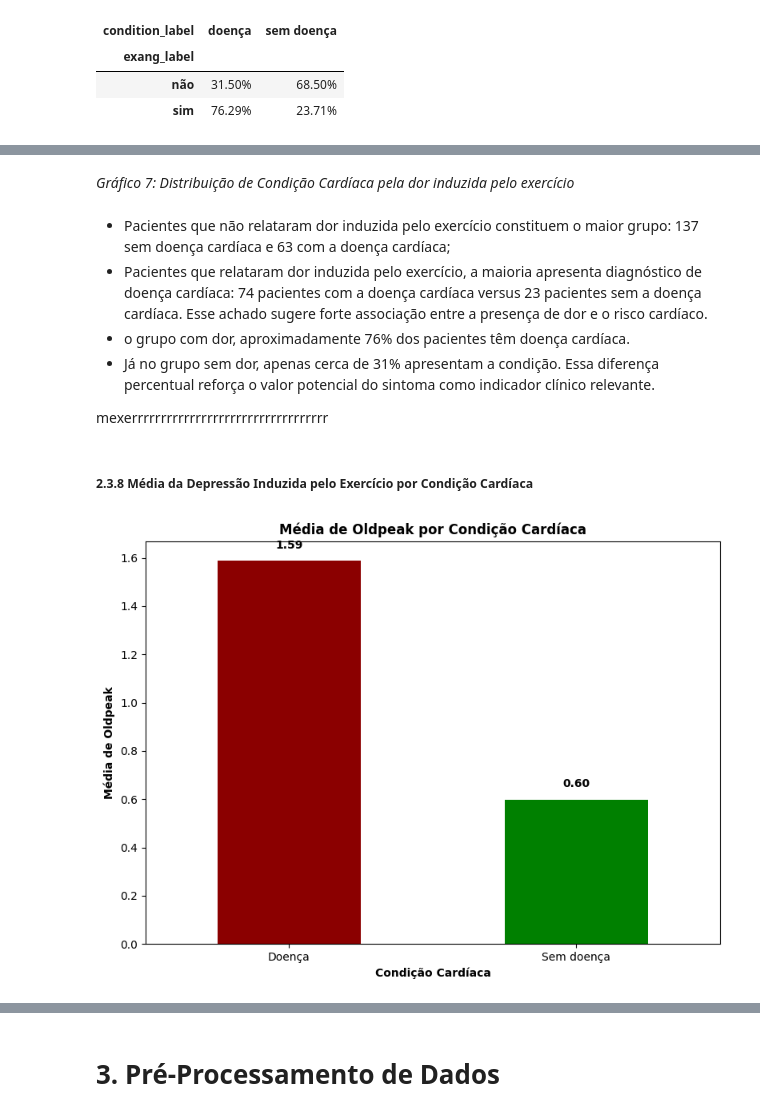
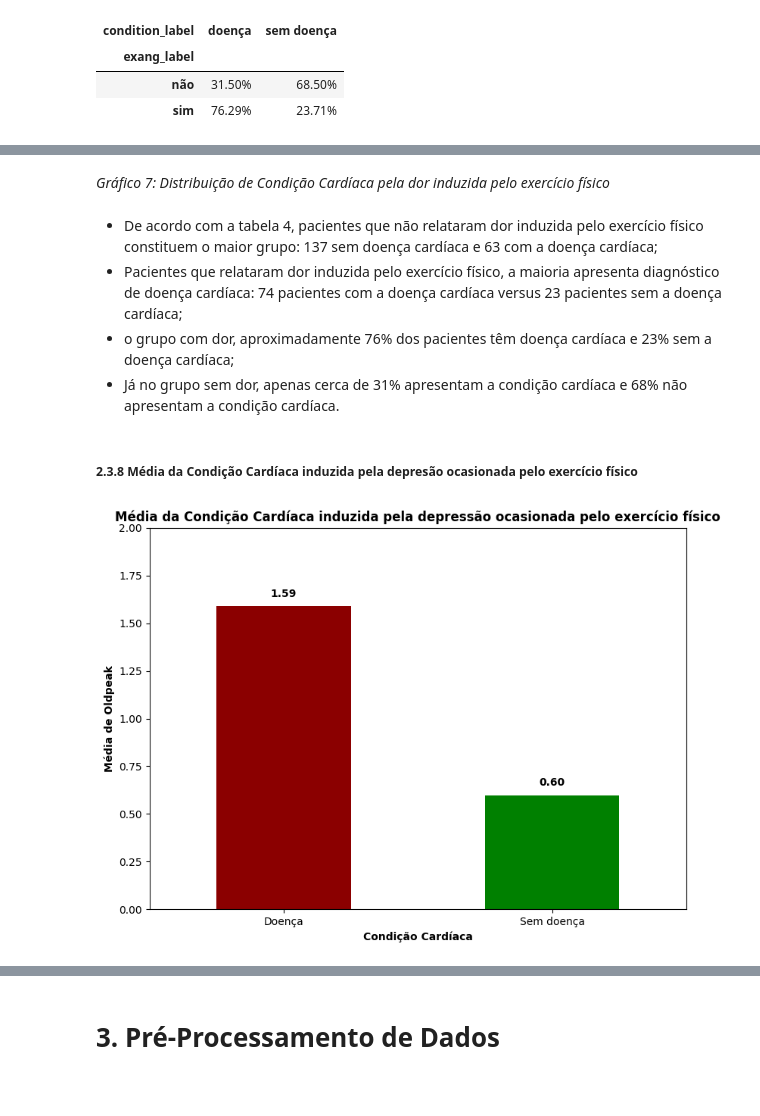
Before and after one commit to luiscpl/PUC_MVP, a Jupyter notebook: MVP_LUIS_CLAUDIO.ipynb, the cells around one changed output, grey strips where cells are left out. Saved outputs shown, nothing was run; the diff lists cells and outputs as text; code cells hidden in the pictures; blank space fills up the shorter version.

```diff
--- a/MVP_LUIS_CLAUDIO.ipynb
+++ b/MVP_LUIS_CLAUDIO.ipynb
@@ -311,6 +298,7 @@ Name: condition_label, dtype: object
 # Gráfico de colunas mostrando a proporção (%) de cada condição cardíaca
 proporcao = df['condition_label'].value_counts(normalize=True).sort_index() * 100
 
+plt.figure(figsize=(10, 6))
 ax = proporcao.plot(
     kind='bar',
     color=['#8B0000', 'green'],
@@ -319,7 +307,7 @@ ax = proporcao.plot(
 ax.set_xticklabels(['Doença', 'Sem doença'], rotation=0)
 ax.set_xlabel('Condição Cardíaca', fontweight='bold')
 ax.set_ylabel('Proporção (%)', fontweight='bold')
-ax.set_title('Proporção (%) de Condição Cardíaca', fontweight='bold')
+ax.set_title('Proporção das informações das Condições Cardíacas dos Pacientes', fontweight='bold')
 
 # Adiciona os valores percentuais nas barras
 for i, v in enumerate(proporcao):
@@ -371,10 +359,11 @@ Total               0.32      0.68
 # %% [markdown]
 faça o grafico de coluna empilhada da proporçao de sexo por condição cardiaca do dataframe df, o eixo y precisa ir de 0 ate 100%
 # %%
+# Calcula a proporção de sexo por condição cardíaca (em %)
+sexo_condicao_prop = pd.crosstab(df['condition_label'], df['sex_label'], normalize='index') * 100
+
 # Gráfico de barras empilhadas da proporção (%) de sexo por condição cardíaca
-sexo_condicao_prop_pct = sexo_condicao_prop * 100
-
-ax = sexo_condicao_prop_pct.plot(
+ax = sexo_condicao_prop.plot(
     kind='bar',
     stacked=True,
     color=['green', '#8B0000'],  # verde para feminino, vermelho escuro para masculino
@@ -382,12 +371,12 @@ ax = sexo_condicao_prop_pct.plot(
 )
 ax.set_ylabel('Proporção (%)', fontweight='bold')
 ax.set_xlabel('Condição Cardíaca', fontweight='bold')
-ax.set_title('Proporção (%) de Sexo por Condição Cardíaca', fontweight='bold')
+ax.set_title('Proporção da Condição Cardíaca por sexo', fontweight='bold')
 ax.set_ylim(0, 100)
 ax.legend(title='Sexo', loc='upper right', title_fontproperties={'weight': 'bold'}, prop={'weight': 'bold'})
 
 # Adiciona os valores percentuais nas barras
-for i, row in enumerate(sexo_condicao_prop_pct.values):
+for i, row in enumerate(sexo_condicao_prop.values):
     bottom = 0
     for j, val in enumerate(row):
         ax.text(i, bottom + val / 2, f"{val:.1f}%", ha='center', va='center', color='white', fontweight='bold')
@@ -557,34 +545,32 @@ plt.show()
 # %% [markdown]
-*Gráfico 7: Distribuição de Condição Cardíaca pela dor induzida pelo exercício*
+*Gráfico 7: Distribuição de Condição Cardíaca pela dor induzida pelo exercício físico*
 # %% [markdown]
-- Pacientes que não relataram dor induzida pelo exercício constituem o maior grupo: 137 sem doença cardíaca e 63 com a doença cardíaca;
-- Pacientes que relataram dor induzida pelo exercício, a maioria apresenta diagnóstico de doença cardíaca: 74 pacientes com a doença cardíaca versus 23 pacientes sem a doença cardíaca. Esse achado sugere forte associação entre a presença de dor e o risco cardíaco.
-- o grupo com dor, aproximadamente 76% dos pacientes têm doença cardíaca.
-- Já no grupo sem dor, apenas cerca de 31% apresentam a condição. Essa diferença percentual reforça o valor potencial do sintoma como indicador clínico relevante.
-
-
-mexerrrrrrrrrrrrrrrrrrrrrrrrrrrrrrrrrr
+- De acordo com a tabela 4, pacientes que não relataram dor induzida pelo exercício físico constituem o maior grupo: 137 sem doença cardíaca e 63 com a doença cardíaca;
+- Pacientes que relataram dor induzida pelo exercício físico, a maioria apresenta diagnóstico de doença cardíaca: 74 pacientes com a doença cardíaca versus 23 pacientes sem a doença cardíaca;
+- o grupo com dor, aproximadamente 76% dos pacientes têm doença cardíaca e 23% sem a doença cardíaca;
+- Já no grupo sem dor, apenas cerca de 31% apresentam a condição cardíaca e 68% não apresentam a condição cardíaca.
 # %% [markdown]
-##### 2.3.8 Média da Depressão Induzida pelo Exercício por Condição Cardíaca
+##### 2.3.8 Média da Condição Cardíaca induzida pela depresão ocasionada pelo exercício físico
 # %%
-# Gráfico de barras: média de oldpeak por condição cardíaca
+# Gráfico de barras: média de oldpeak por condição cardíaca com eixo y até 2
 oldpeak_means = df.groupby('condition_label')['oldpeak'].mean().reindex(['doença', 'sem doença'])
 
 ax = oldpeak_means.plot(
     kind='bar',
     color=[cores['doença'], cores['sem doença']],
     figsize=(8, 6)
 )
 ax.set_xlabel('Condição Cardíaca', fontweight='bold')
 ax.set_ylabel('Média de Oldpeak', fontweight='bold')
-ax.set_title('Média de Oldpeak por Condição Cardíaca', fontweight='bold')
+ax.set_title('Média da Condição Cardíaca induzida pela depressão ocasionada pelo exercício físico', fontweight='bold')
 ax.set_xticklabels(['Doença', 'Sem doença'], rotation=0)
+ax.set_ylim(0, 2)
 
 # Adiciona os valores nas barras
 for i, v in enumerate(oldpeak_means):
     ax.text(i, v + 0.05, f"{v:.2f}", ha='center', fontweight='bold')
 
 plt.tight_layout()
 plt.show()
 # %% [output]
-[figure, old version]
+[figure, new version]
```
Also changed, not shown: parts of 43 cells of this notebook.
